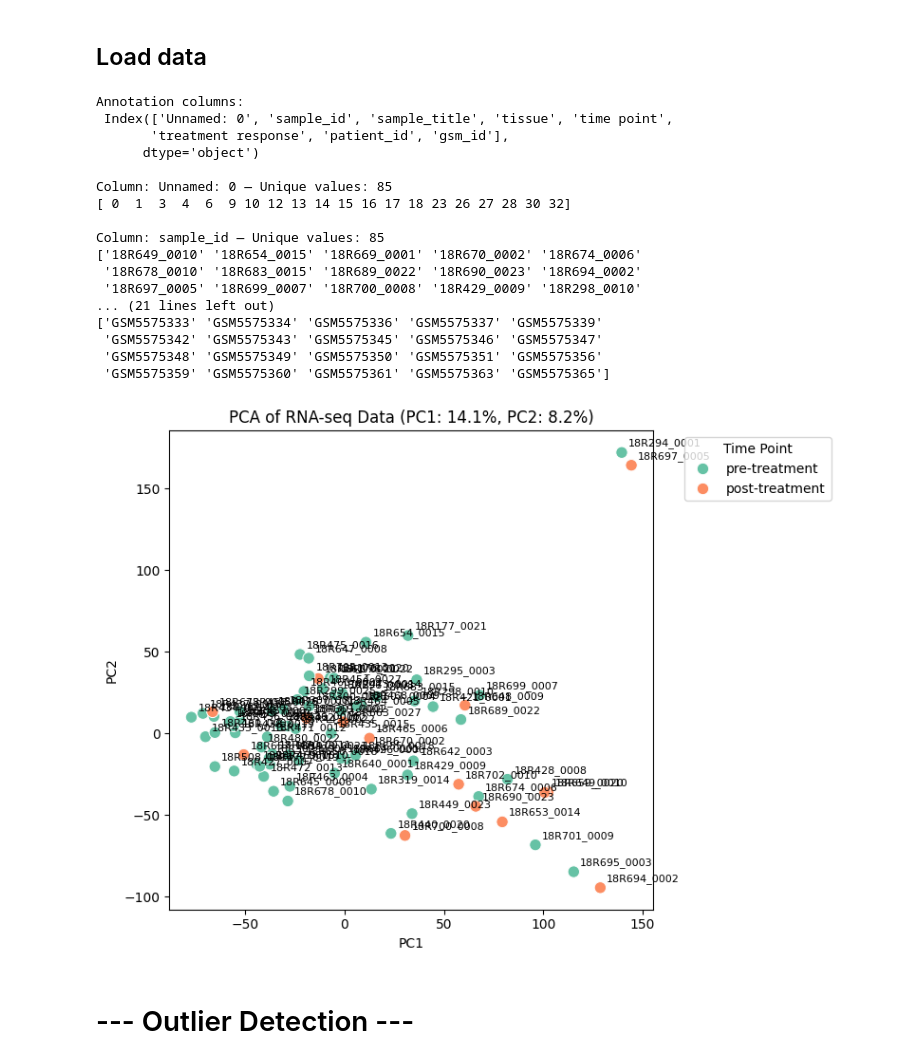
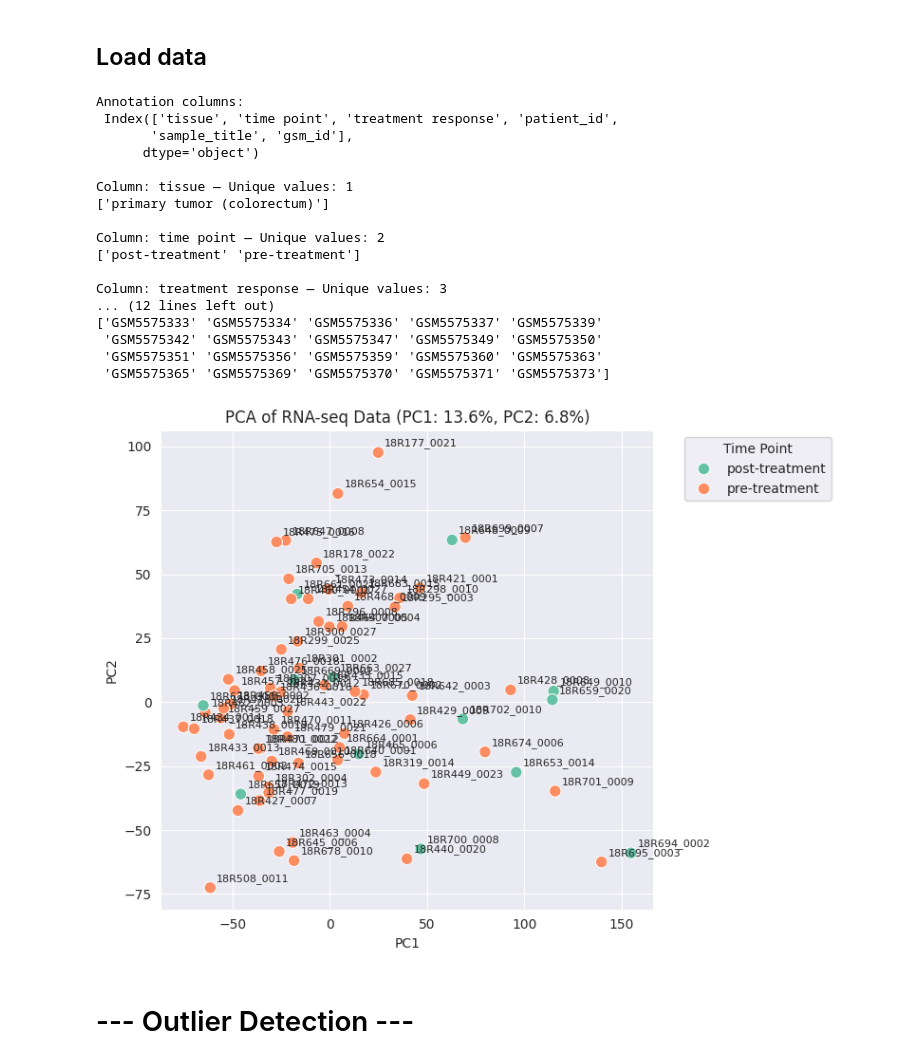
Before and after one commit to lkmaks/mcrc-cetuximab-analysis, a Jupyter notebook: notebooks/tasks34_harut/check_for_batch_effect.ipynb, the cells around one changed output. Drawn from its saved outputs; the diff is of its cells as text; code cells hidden in the pictures.

Commit message:
unfiltered versions for task_34

```diff
--- a/notebooks/tasks34_harut/check_for_batch_effect.ipynb
+++ b/notebooks/tasks34_harut/check_for_batch_effect.ipynb
@@ -15,9 +15,9 @@ os.getcwd()
 # %% [markdown]
 ## Load data
 # %%
-annotation_df = pd.read_csv("data/useful_ann_no_metastases_maxim.csv")
+annotation_df = pd.read_csv("data/ann.csv", index_col=0)
 
-expression_df = pd.read_csv("data/log2_tpms_from_fpkm_hgnc_no_metastases_maxim.csv", index_col=0)
+expression_df = pd.read_csv("data/log_tpms_from_fpkm_hgnc_unfiltered.csv", index_col=0)
 
 # Show the column names
 print("Annotation columns:\n", annotation_df.columns)
@@ -29,55 +29,55 @@ for col in annotation_df.columns:
     print(unique_vals[:20])  # show up to first 20 values
 # %% [output]
 Annotation columns:
- Index(['Unnamed: 0', 'sample_id', 'sample_title', 'tissue', 'time point',
-       'treatment response', 'patient_id', 'gsm_id'],
+ Index(['tissue', 'time point', 'treatment response', 'patient_id',
+       'sample_title', 'gsm_id'],
       dtype='object')
 
-Column: Unnamed: 0 — Unique values: 85
-[ 0  1  3  4  6  9 10 12 13 14 15 16 17 18 23 26 27 28 30 32]
+Column: tissue — Unique values: 1
+['primary tumor (colorectum)']
 
-Column: sample_id — Unique values: 85
-['18R649_0010' '18R654_0015' '18R669_0001' '18R670_0002' '18R674_0006'
- '18R678_0010' '18R683_0015' '18R689_0022' '18R690_0023' '18R694_0002'
- '18R697_0005' '18R699_0007' '18R700_0008' '18R429_0009' '18R298_0010'
-... (21 lines left out)
+Column: time point — Unique values: 2
+['post-treatment' 'pre-treatment']
+
+Column: treatment response — Unique values: 3
+... (12 lines left out)
 ['GSM5575333' 'GSM5575334' 'GSM5575336' 'GSM5575337' 'GSM5575339'
- 'GSM5575342' 'GSM5575343' 'GSM5575345' 'GSM5575346' 'GSM5575347'
- 'GSM5575348' 'GSM5575349' 'GSM5575350' 'GSM5575351' 'GSM5575356'
- 'GSM5575359' 'GSM5575360' 'GSM5575361' 'GSM5575363' 'GSM5575365']
+ 'GSM5575342' 'GSM5575343' 'GSM5575347' 'GSM5575349' 'GSM5575350'
+ 'GSM5575351' 'GSM5575356' 'GSM5575359' 'GSM5575360' 'GSM5575363'
+ 'GSM5575365' 'GSM5575369' 'GSM5575370' 'GSM5575371' 'GSM5575373']
 # %%
 # Merge expression and metadata on 'sample_id'
-merged_df = pd.merge(expression_df, annotation_df, on='sample_id', how='inner')
+merged_df = pd.merge(expression_df, annotation_df, left_index=True, right_index=True, how='inner')
 
 # Separate numeric (genes) and metadata
 gene_columns = [col for col in expression_df.columns if col not in ['sample_id']]  # Exclude non-gene columns
 expression_numeric = merged_df[gene_columns]
-metadata = merged_df[['sample_id', 'time point']]  # Or other metadata columns
+metadata = merged_df[['time point']]  # Or other metadata columns
 
 # Step 1: Scale the gene expression data (genes are now columns!)
 scaler = StandardScaler()
 scaled_expression = scaler.fit_transform(expression_numeric)
 
 # Step 2: PCA
 pca = PCA(n_components=2)
 pca_results = pca.fit_transform(scaled_expression)
 
 # Step 3: Create PCA DataFrame
 pca_df = pd.DataFrame(pca_results, columns=['PC1', 'PC2'])
-pca_df['sample_id'] = merged_df['sample_id'].values  # Add sample IDs
+pca_df['sample_id'] = merged_df.index.values  # Add sample IDs
 pca_df['time point'] = merged_df['time point'].values  # Add time points
 
 # Step 4: Plot PCA
 plt.figure(figsize=(8, 6))
 sns.scatterplot(data=pca_df, x='PC1', y='PC2', hue='time point', palette='Set2', s=80)
 plt.title(f'PCA of RNA-seq Data (PC1: {pca.explained_variance_ratio_[0]*100:.1f}%, PC2: {pca.explained_variance_ratio_[1]*100:.1f}%)')
 plt.legend(title='Time Point', bbox_to_anchor=(1.05, 1), loc='upper left')
 for i, row in pca_df.iterrows():
     plt.annotate(row['sample_id'], (row['PC1'], row['PC2']), xytext=(5, 5), textcoords='offset points', fontsize=8)
 plt.tight_layout()
 plt.show()
 # %% [output]
-[figure, old version]
+[figure, new version]
 # %% [markdown]
 # --- Outlier Detection ---
 # %% [markdown]
```
Also changed, not shown: parts of 3 cells of this notebook, 7 other files.
